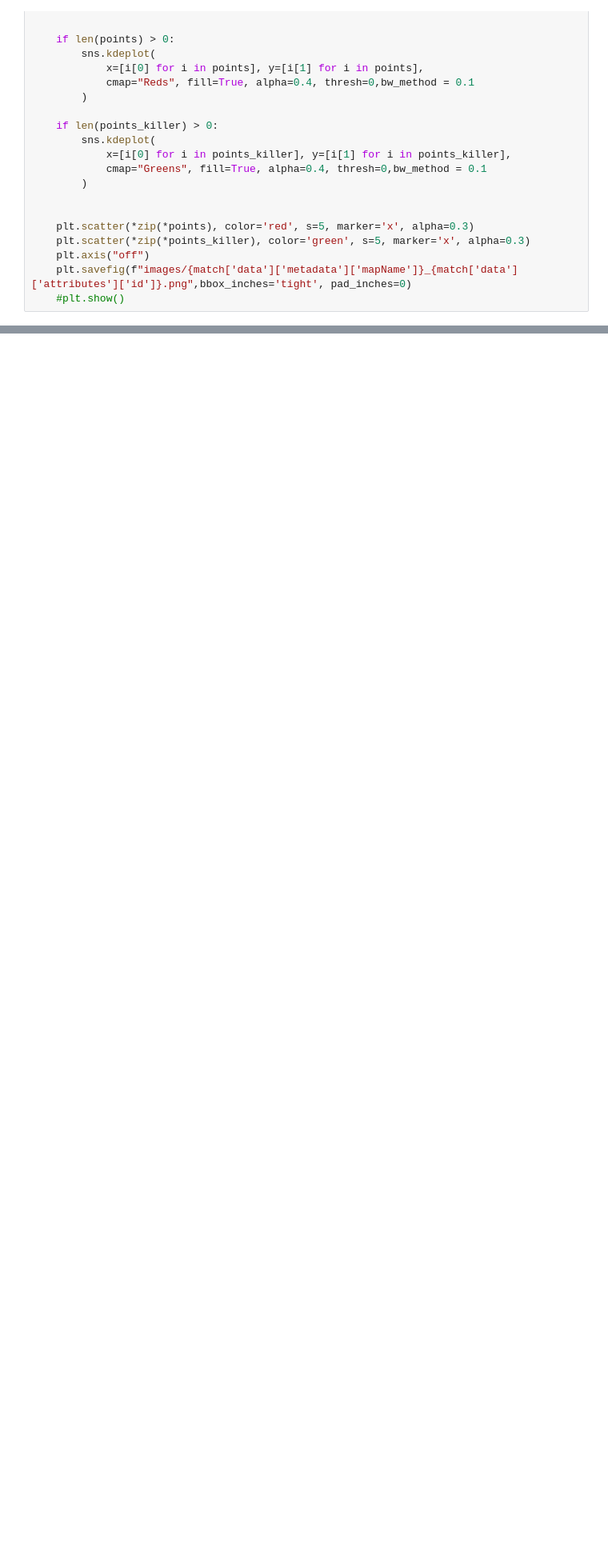
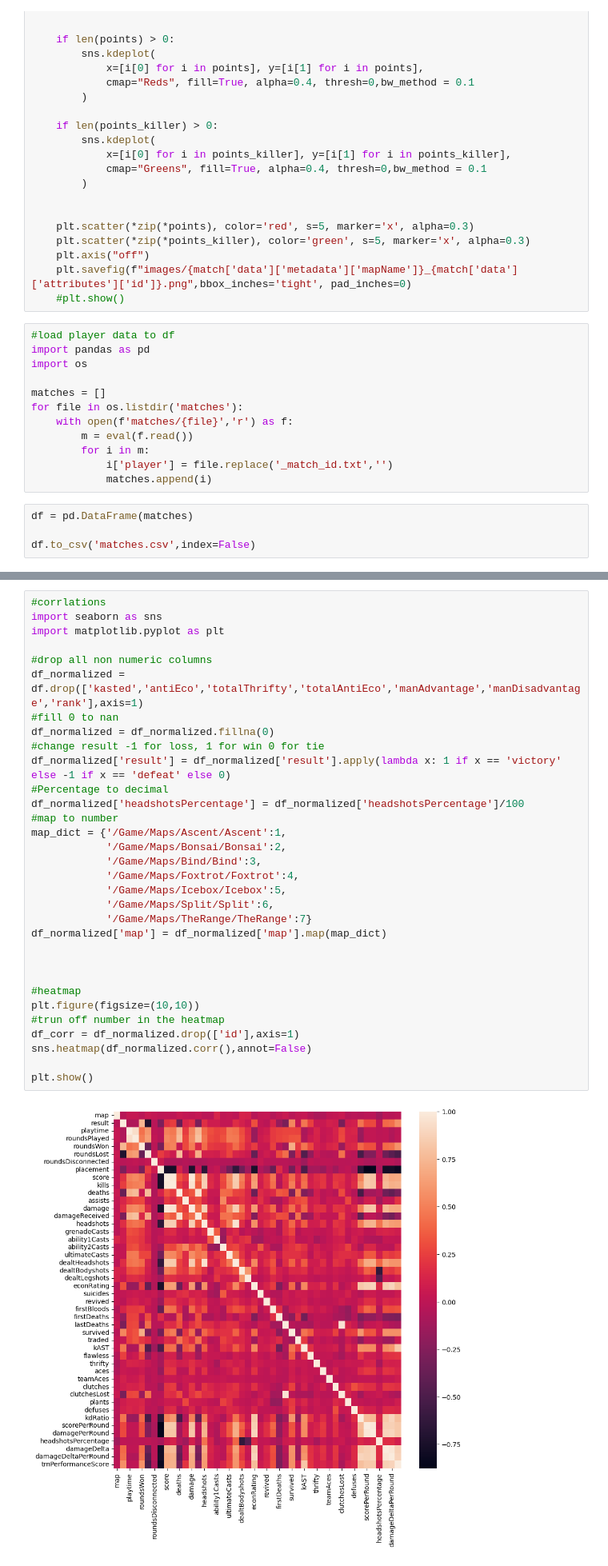
Before and after one commit to Himrese/GE2324_GP9, a Jupyter notebook: kahunghe_Vtest_note_book.ipynb, the cells around one changed output, grey strips where cells are left out. Shown at 80% size. Cells and saved outputs as stored; diff of their text form; blank space fills up the shorter version.

```diff
--- a/kahunghe_Vtest_note_book.ipynb
+++ b/kahunghe_Vtest_note_book.ipynb
@@ -237,3 +237,19 @@ for match in match_data:
     plt.axis("off")
     plt.savefig(f"images/{match['data']['metadata']['mapName']}_{match['data']['attributes']['id']}.png",bbox_inches='tight', pad_inches=0)
     #plt.show()
+# %%
+#load player data to df
+import pandas as pd
+import os
+
+matches = []
+for file in os.listdir('matches'):
+    with open(f'matches/{file}','r') as f:
+        m = eval(f.read())
+        for i in m:
+            i['player'] = file.replace('_match_id.txt','')
+            matches.append(i)
+# %%
+df = pd.DataFrame(matches)
+
+df.to_csv('matches.csv',index=False)
@@ -239,0 +272,34 @@ for match in match_data:
+# %%
+#corrlations
+import seaborn as sns
+import matplotlib.pyplot as plt
+
+#drop all non numeric columns
+df_normalized = df.drop(['kasted','antiEco','totalThrifty','totalAntiEco','manAdvantage','manDisadvantage','rank'],axis=1)
+#fill 0 to nan
+df_normalized = df_normalized.fillna(0)
+#change result -1 for loss, 1 for win 0 for tie
+df_normalized['result'] = df_normalized['result'].apply(lambda x: 1 if x == 'victory' else -1 if x == 'defeat' else 0)
+#Percentage to decimal
+df_normalized['headshotsPercentage'] = df_normalized['headshotsPercentage']/100
+#map to number
+map_dict = {'/Game/Maps/Ascent/Ascent':1,
+            '/Game/Maps/Bonsai/Bonsai':2,
+            '/Game/Maps/Bind/Bind':3,
+            '/Game/Maps/Foxtrot/Foxtrot':4,
+            '/Game/Maps/Icebox/Icebox':5,
+            '/Game/Maps/Split/Split':6,
+            '/Game/Maps/TheRange/TheRange':7}
+df_normalized['map'] = df_normalized['map'].map(map_dict)
+
+
+
+#heatmap
+plt.figure(figsize=(10,10))
+#trun off number in the heatmap
+df_corr = df_normalized.drop(['id'],axis=1)
+sns.heatmap(df_normalized.corr(),annot=False)
+
+plt.show()
+# %% [output]
+[figure, added]
```
Also changed, not shown: parts of 1 cell of this notebook, 1 other file.
